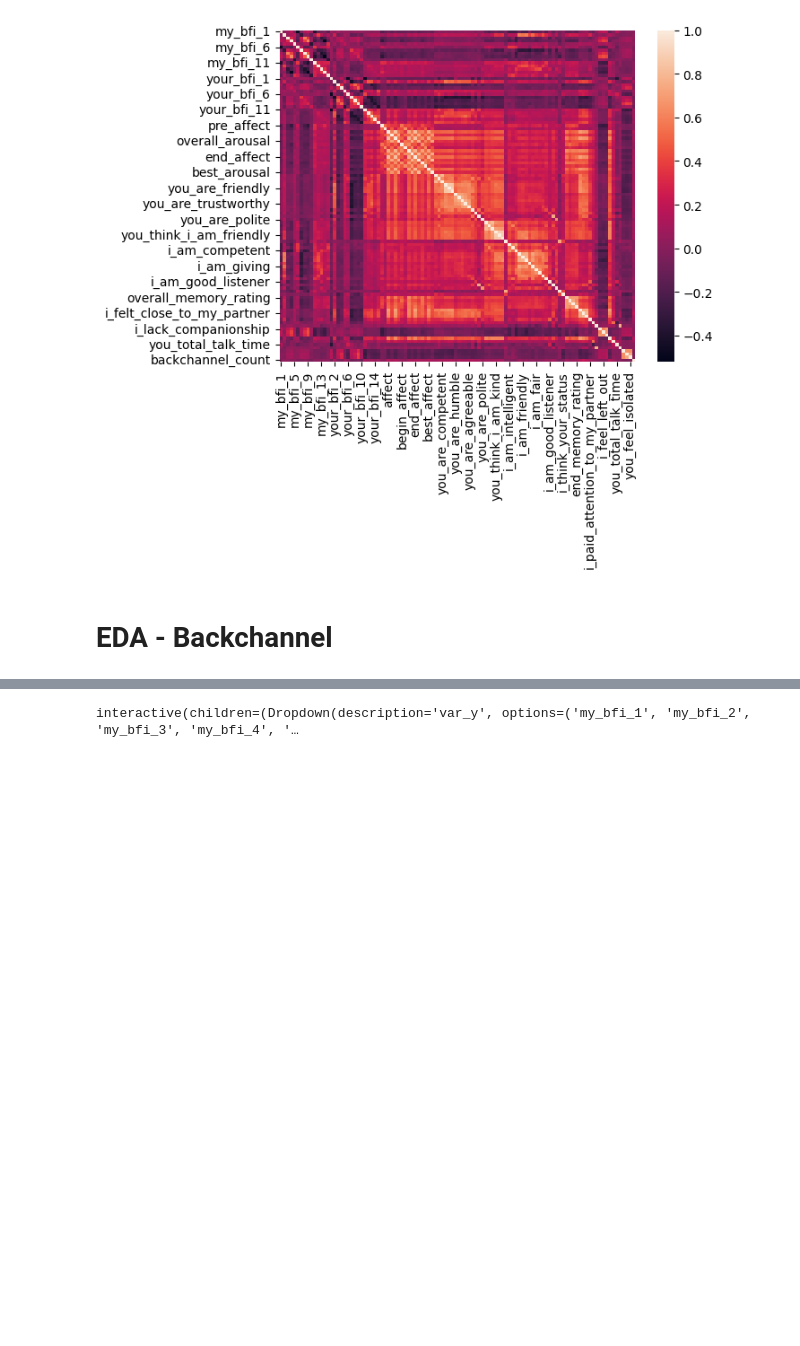
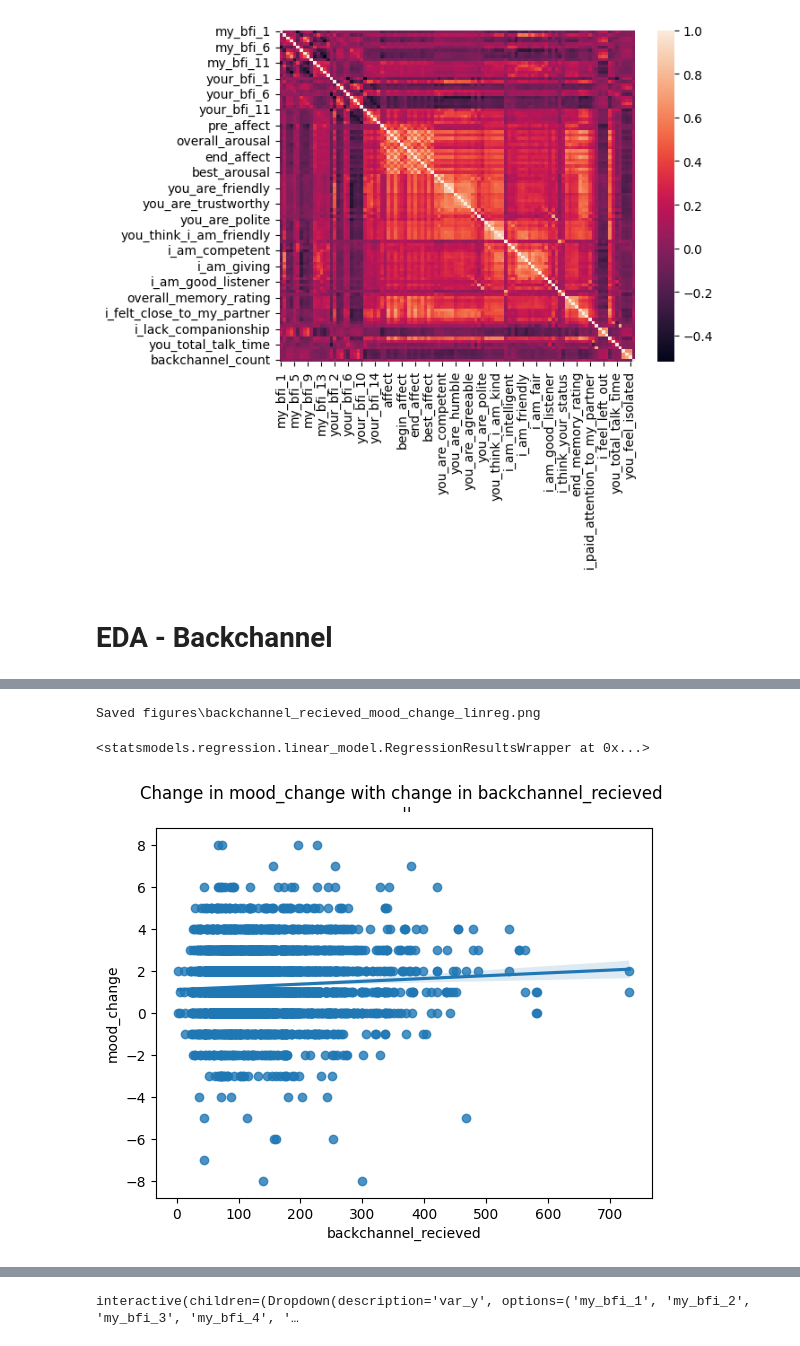
Before and after one commit to Hclover2003/natconv, a Jupyter notebook: natconv.ipynb, the cells around one changed output, grey strips where cells are left out. Cells and saved outputs as stored; diff of their text form; code cells hidden in the pictures; blank space fills up the shorter version.

```diff
--- a/natconv.ipynb
+++ b/natconv.ipynb
@@ -389,0 +569,6 @@ def save_lin_reg(var_y, df,savedir = "figures", var_x='backchannel_count'):
+# %%
+save_lin_reg("mood_change", df_selected, var_x="backchannel_recieved")
+# %% [output]
+Saved figures\backchannel_recieved_mood_change_linreg.png
+<statsmodels.regression.linear_model.RegressionResultsWrapper at 0x...>
+[figure, added]
```
Also changed, not shown: parts of 77 cells of this notebook, 51 other files.
